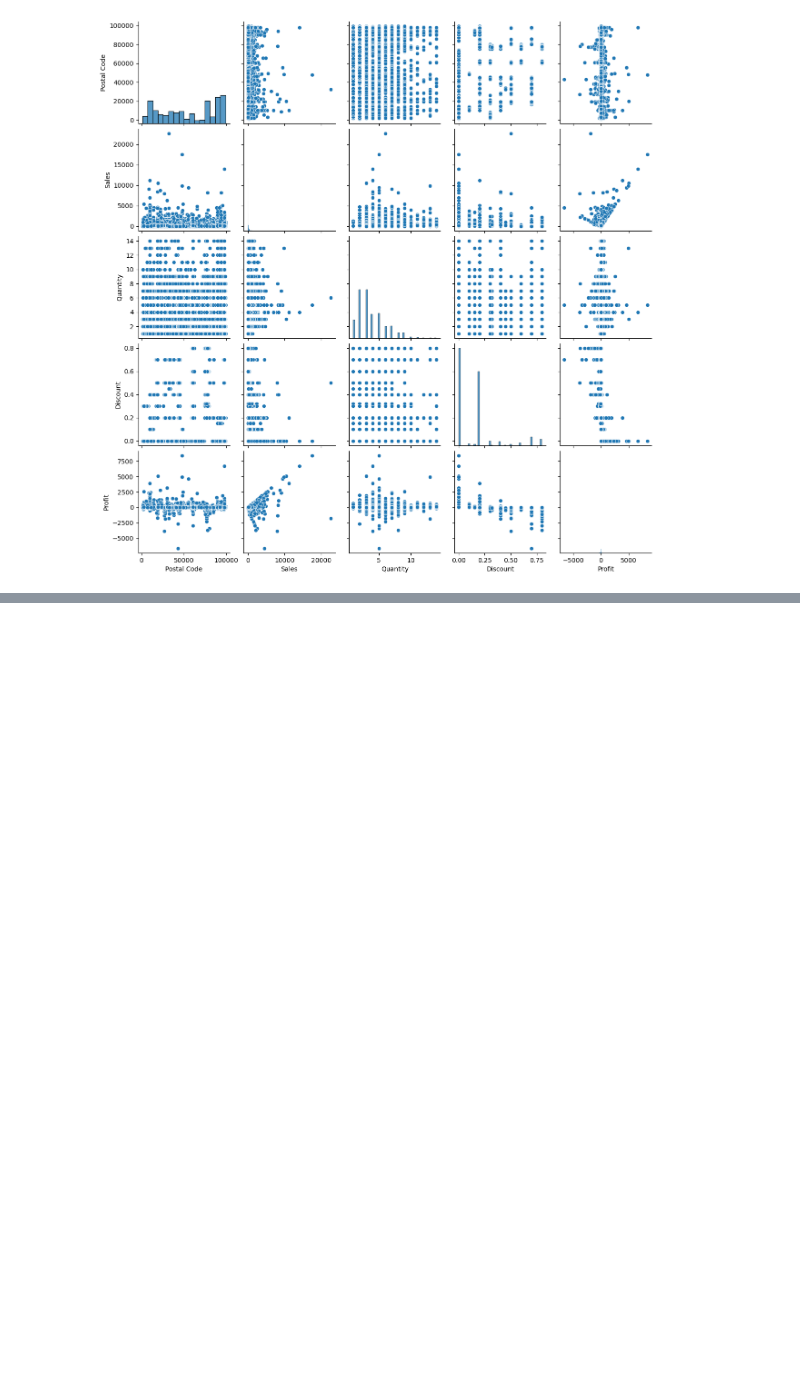
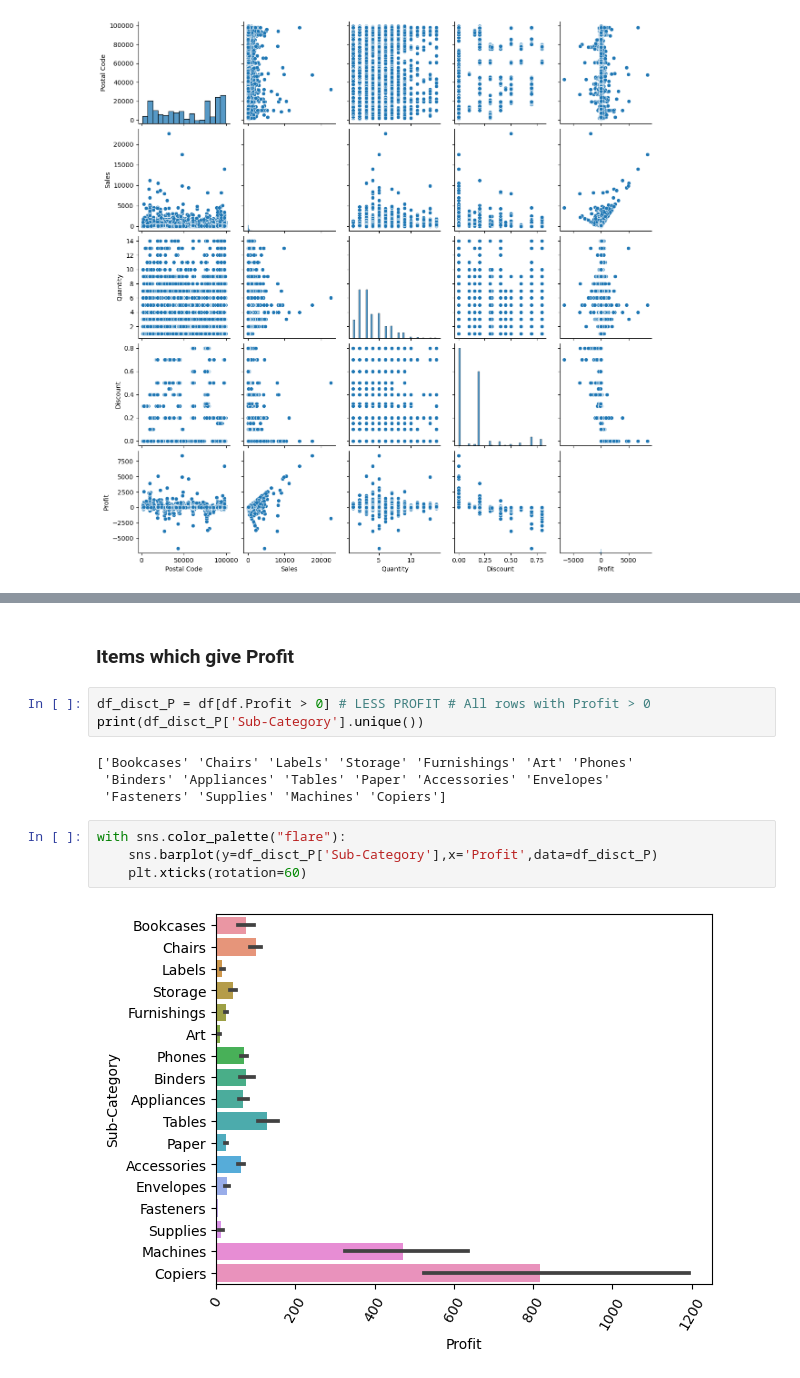
Before and after one commit to Vaarun-Kamath/Retail-Exploratory-Data-Analysis, a Jupyter notebook: Task3.ipynb, the cells around one changed output, grey strips where cells are left out. Drawn from its saved outputs; the diff is of its cells as text; blank space fills up the shorter version.

```diff
--- a/Task3.ipynb
+++ b/Task3.ipynb
@@ -38,0 +98,15 @@ sns.relplot(x='Profit',y='Discount',hue='Segment',data=df)
+# %% [markdown]
+### <b>Items which give Profit</b>
+# %%
+df_disct_P = df[df.Profit > 0] # LESS PROFIT # All rows with Profit > 0
+print(df_disct_P['Sub-Category'].unique())
+# %% [output]
+['Bookcases' 'Chairs' 'Labels' 'Storage' 'Furnishings' 'Art' 'Phones'
+ 'Binders' 'Appliances' 'Tables' 'Paper' 'Accessories' 'Envelopes'
+ 'Fasteners' 'Supplies' 'Machines' 'Copiers']
+# %%
+with sns.color_palette("flare"):
+    sns.barplot(y=df_disct_P['Sub-Category'],x='Profit',data=df_disct_P)
+    plt.xticks(rotation=60)
+# %% [output]
+[figure, added]
```
Also changed, not shown: parts of 16 cells of this notebook.
